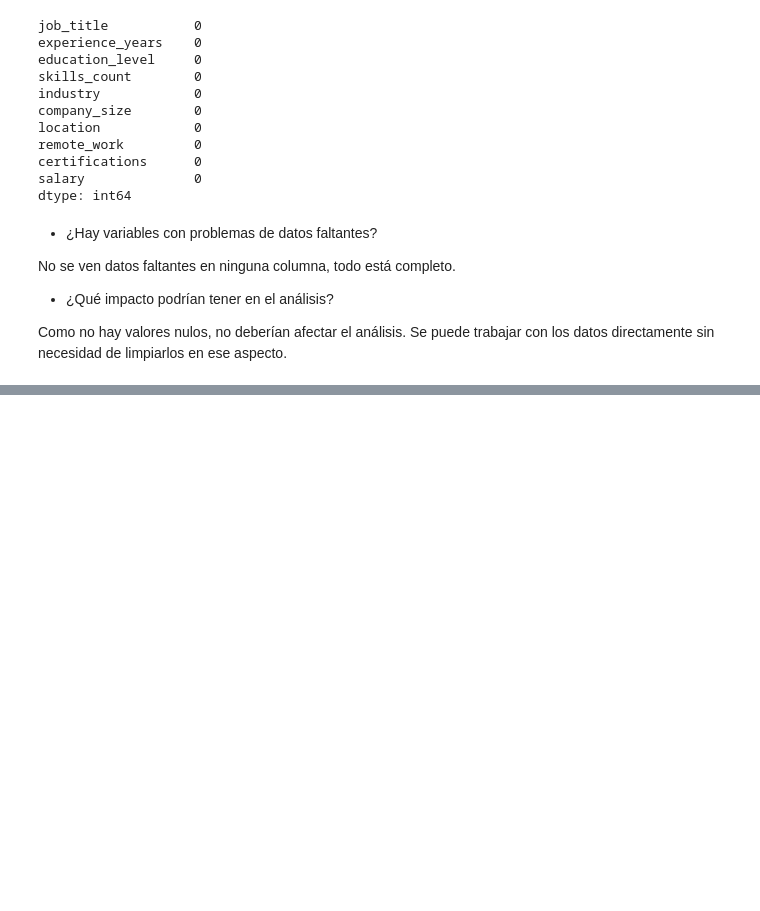
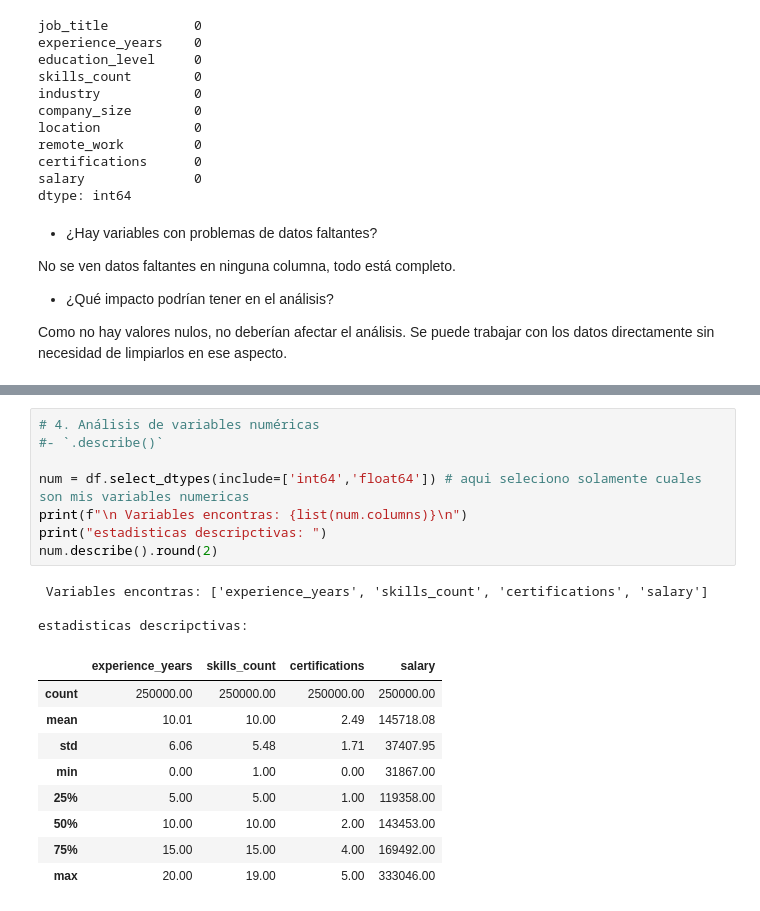
Before and after one commit to garciadejesustrianaolivadia165-a11y/proyecto-final-estadistica, a Jupyter notebook: analisis_salarios.ipynb, the cells around one changed output, grey strips where cells are left out. Saved outputs shown, nothing was run; the diff lists cells and outputs as text; blank space fills up the shorter version.

```diff
--- a/analisis_salarios.ipynb
+++ b/analisis_salarios.ipynb
@@ -313,0 +336,21 @@ Como no hay valores nulos, no deberían afectar el análisis. Se puede trabajar
+# %%
+# 4. Análisis de variables numéricas
+#- `.describe()`
+
+num = df.select_dtypes(include=['int64','float64']) # aqui seleciono solamente cuales son mis variables numericas
+print(f"\n Variables encontras: {list(num.columns)}\n")
+print("estadisticas descripctivas: ")
+num.describe().round(2)
+# %% [output]
+ Variables encontras: ['experience_years', 'skills_count', 'certifications', 'salary']
+
+estadisticas descripctivas:
+|  | experience_years | skills_count | certifications | salary |
+| count | 250000.00 | 250000.00 | 250000.00 | 250000.00 |
+| mean | 10.01 | 10.00 | 2.49 | 145718.08 |
+| std | 6.06 | 5.48 | 1.71 | 37407.95 |
+| min | 0.00 | 1.00 | 0.00 | 31867.00 |
+| 25% | 5.00 | 5.00 | 1.00 | 119358.00 |
+| 50% | 10.00 | 10.00 | 2.00 | 143453.00 |
+| 75% | 15.00 | 15.00 | 4.00 | 169492.00 |
+| max | 20.00 | 19.00 | 5.00 | 333046.00 |
```
Also changed, not shown: parts of 16 cells of this notebook.
